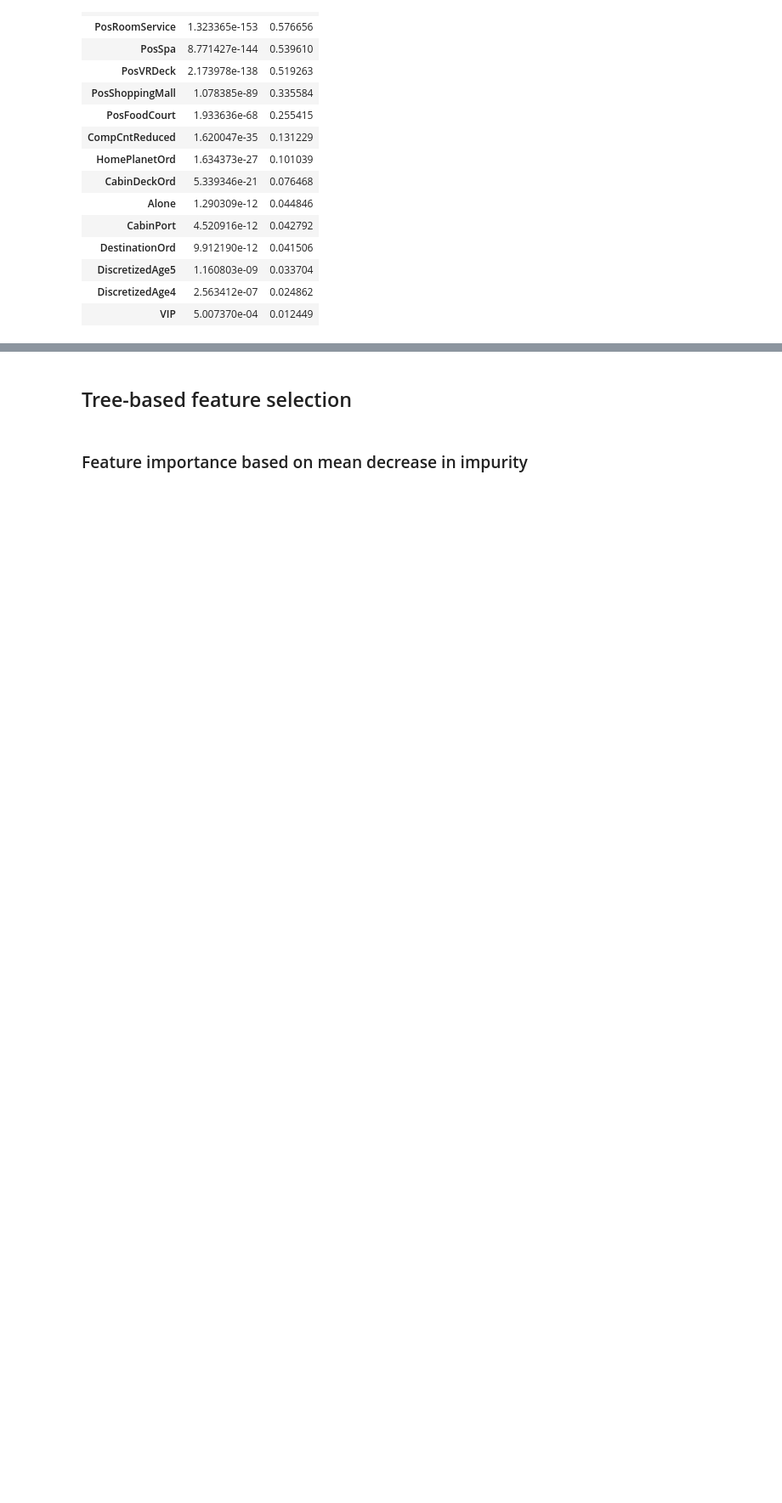
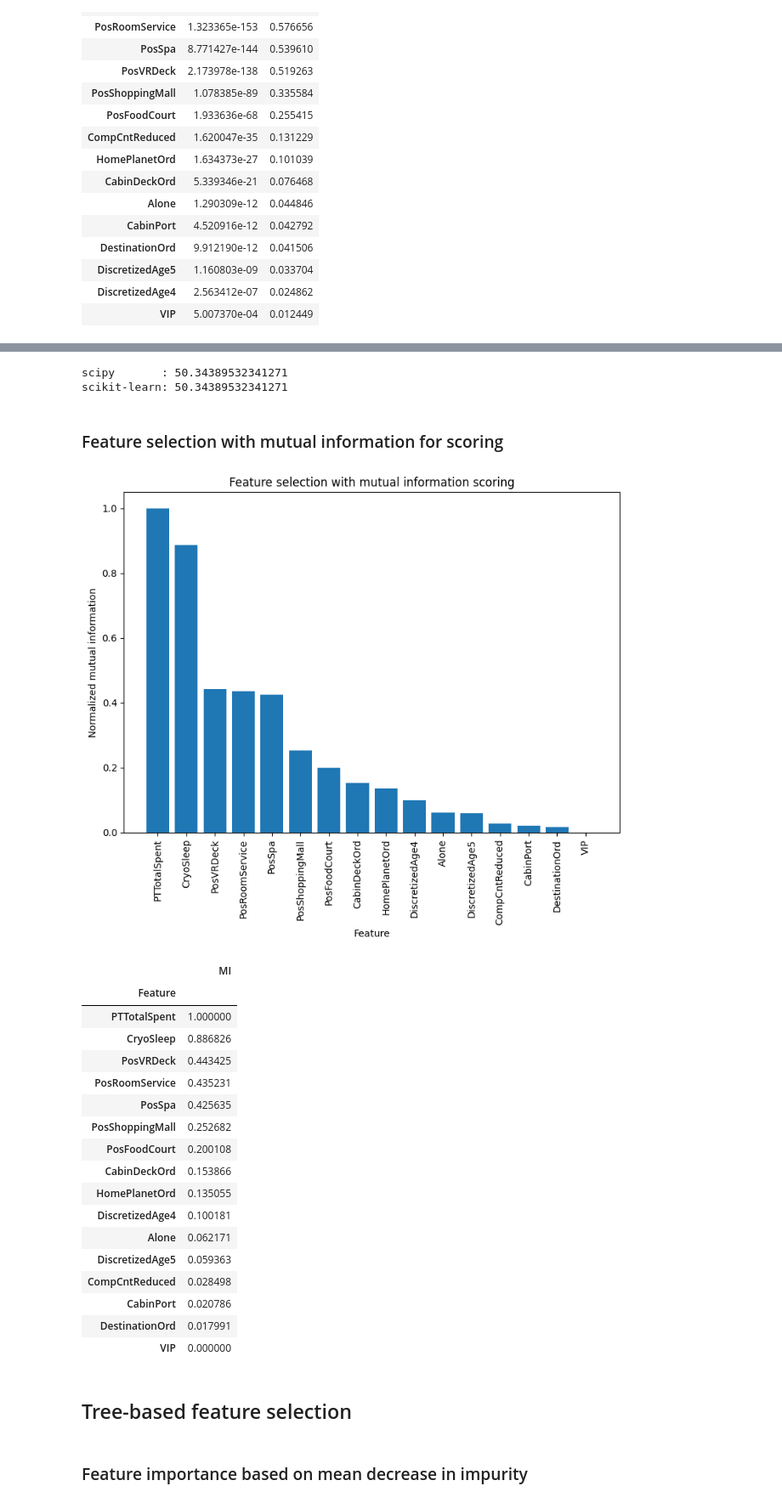
Before and after one commit to mwoitek/spaceship-titanic, a Jupyter notebook: notebooks/feature_selection.ipynb, the cells around one changed output, grey strips where cells are left out. Shown: that part at 85% size. Saved outputs shown, nothing was run; the diff lists cells and outputs as text; code cells hidden in the pictures; blank space fills up the shorter version.

Commit message:
Feat. sel.: More on univariate feature selection

```diff
--- a/notebooks/feature_selection.ipynb
+++ b/notebooks/feature_selection.ipynb
@@ -164,3 +178,63 @@ display(scores_df)
+# %%
+# Test statistic
+print(f"scipy       : {chi2_res.statistic}")
+print(f"scikit-learn: {selector.scores_[0]}")
+# %% [output]
+scipy       : 50.34389532341271
+scikit-learn: 50.34389532341271
+# %% [markdown]
+### Feature selection with mutual information for scoring
+# %%
+selector = SelectKBest(
+    mutual_info_classif,
+    k="all",  # pyright: ignore [reportArgumentType]
+).fit(X_train, y_train)
+selector = cast(SelectKBest, selector)
+# %%
+# Normalized mutual information
+mi = cast(npt.ArrayLike, selector.scores_)
+mi /= np.max(mi)
+
+mi_df = (
+    pd.DataFrame(data={"Feature": selector.feature_names_in_, "MI": mi})
+    .set_index("Feature")
+    .sort_values(by="MI", ascending=False)
+)
+# %%
+# Visualize results
+
+# Plot mutual information
+fig = plt.figure(figsize=(8.0, 7.0), layout="tight")
+ax = fig.add_subplot()
+ax.bar(mi_df.index, mi_df["MI"])
+ax.tick_params(axis="x", labelrotation=90.0)
+ax.set_xlabel("Feature")
+ax.set_ylabel("Normalized mutual information")
+ax.set_title("Feature selection with mutual information scoring")
+plt.show()
+
+# Display mutual information table
+display(mi_df)
+# %% [output]
+[figure, added]
+|  | MI |
+| Feature |  |
+| PTTotalSpent | 1.000000 |
+| CryoSleep | 0.886826 |
+| PosVRDeck | 0.443425 |
+| PosRoomService | 0.435231 |
+| PosSpa | 0.425635 |
+| PosShoppingMall | 0.252682 |
+| PosFoodCourt | 0.200108 |
+| CabinDeckOrd | 0.153866 |
+| HomePlanetOrd | 0.135055 |
+| DiscretizedAge4 | 0.100181 |
+| Alone | 0.062171 |
+| DiscretizedAge5 | 0.059363 |
+| CompCntReduced | 0.028498 |
+| CabinPort | 0.020786 |
+| DestinationOrd | 0.017991 |
+| VIP | 0.000000 |
 # %% [markdown]
 ## Tree-based feature selection
 # %%
```
Also changed, not shown: parts of 4 cells of this notebook, 1 other file.
